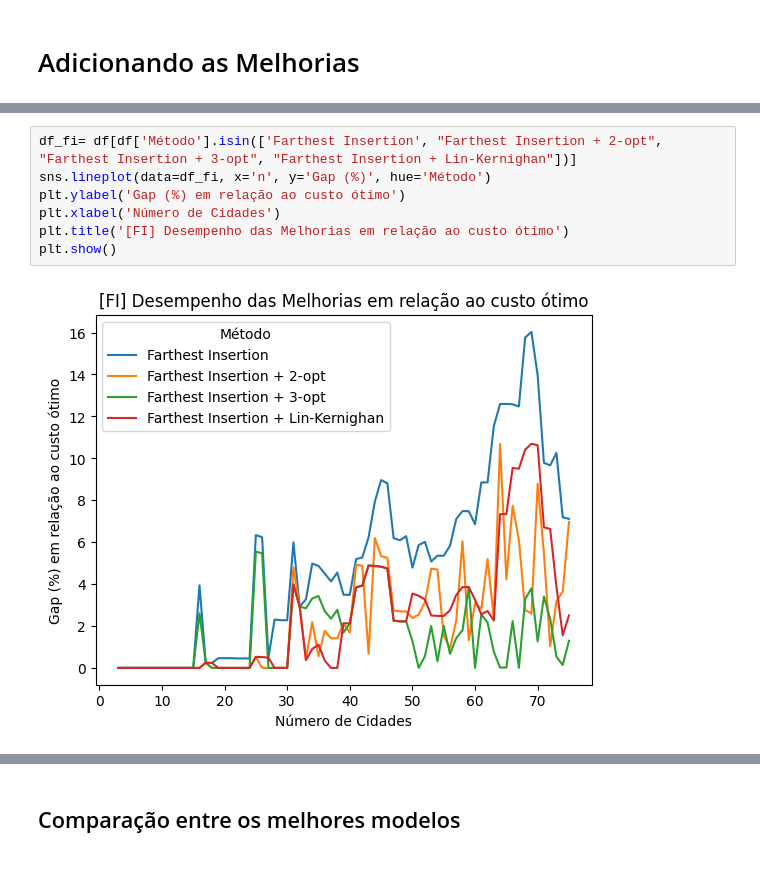
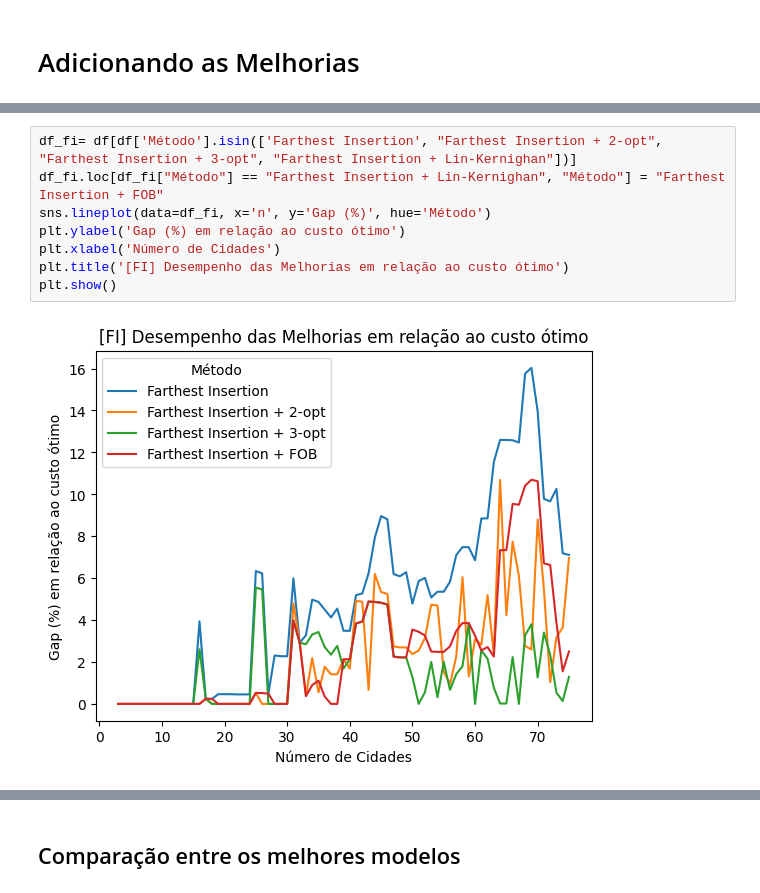
Before and after one commit to AlexandreBJunqueira/heuristics, a Jupyter notebook: analise.ipynb, the cells around one changed output, grey strips where cells are left out. Saved outputs shown, nothing was run; the diff lists cells and outputs as text.

```diff
--- a/analise.ipynb
+++ b/analise.ipynb
@@ -128,12 +130,13 @@ plt.show()
 # %%
 df_fi= df[df['Método'].isin(['Farthest Insertion', "Farthest Insertion + 2-opt", "Farthest Insertion + 3-opt", "Farthest Insertion + Lin-Kernighan"])]
+df_fi.loc[df_fi["Método"] == "Farthest Insertion + Lin-Kernighan", "Método"] = "Farthest Insertion + FOB"
 sns.lineplot(data=df_fi, x='n', y='Gap (%)', hue='Método')
 plt.ylabel('Gap (%) em relação ao custo ótimo')
 plt.xlabel('Número de Cidades')
 plt.title('[FI] Desempenho das Melhorias em relação ao custo ótimo')
 plt.show()
 # %% [output]
-[figure, old version]
+[figure, new version]
 # %%
 sns.lineplot(data=df_fi, x='n', y='Tempo (s)', hue='Método')
 plt.ylabel('Tempo (s)')
```
Also changed, not shown: parts of 15 cells of this notebook, 1 other file.
